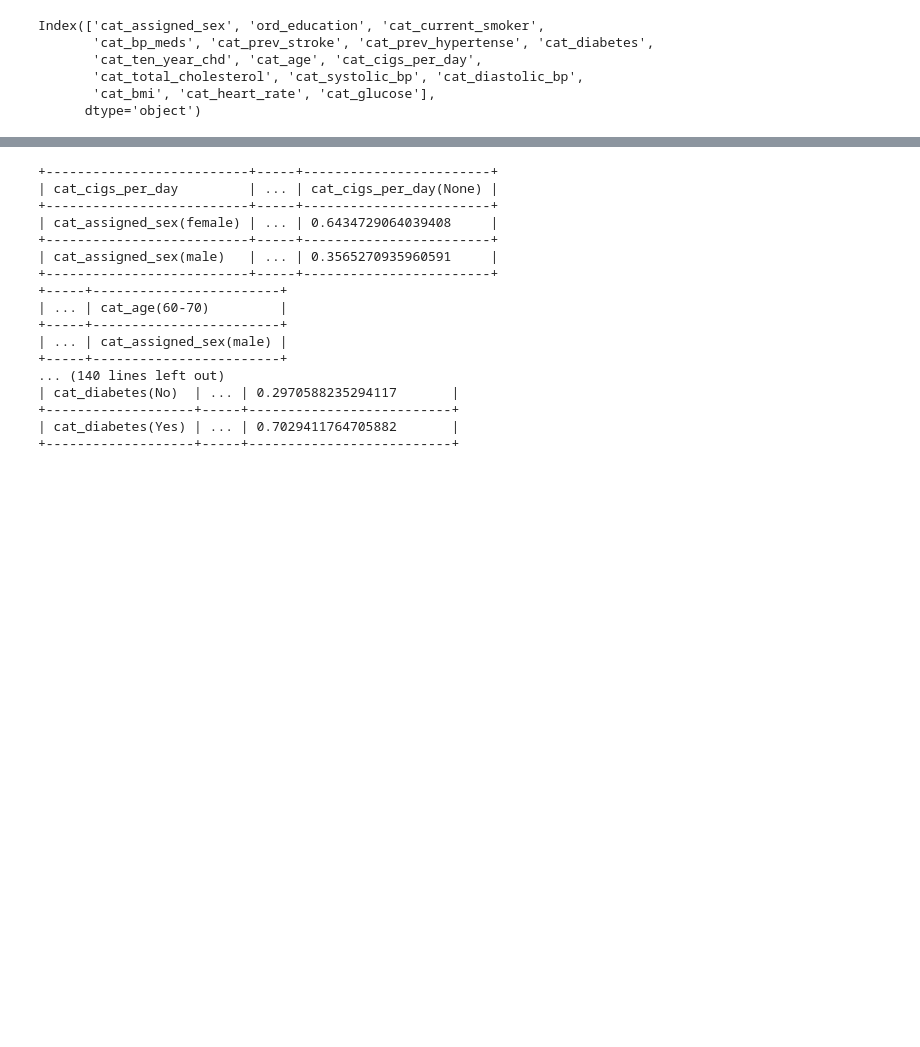
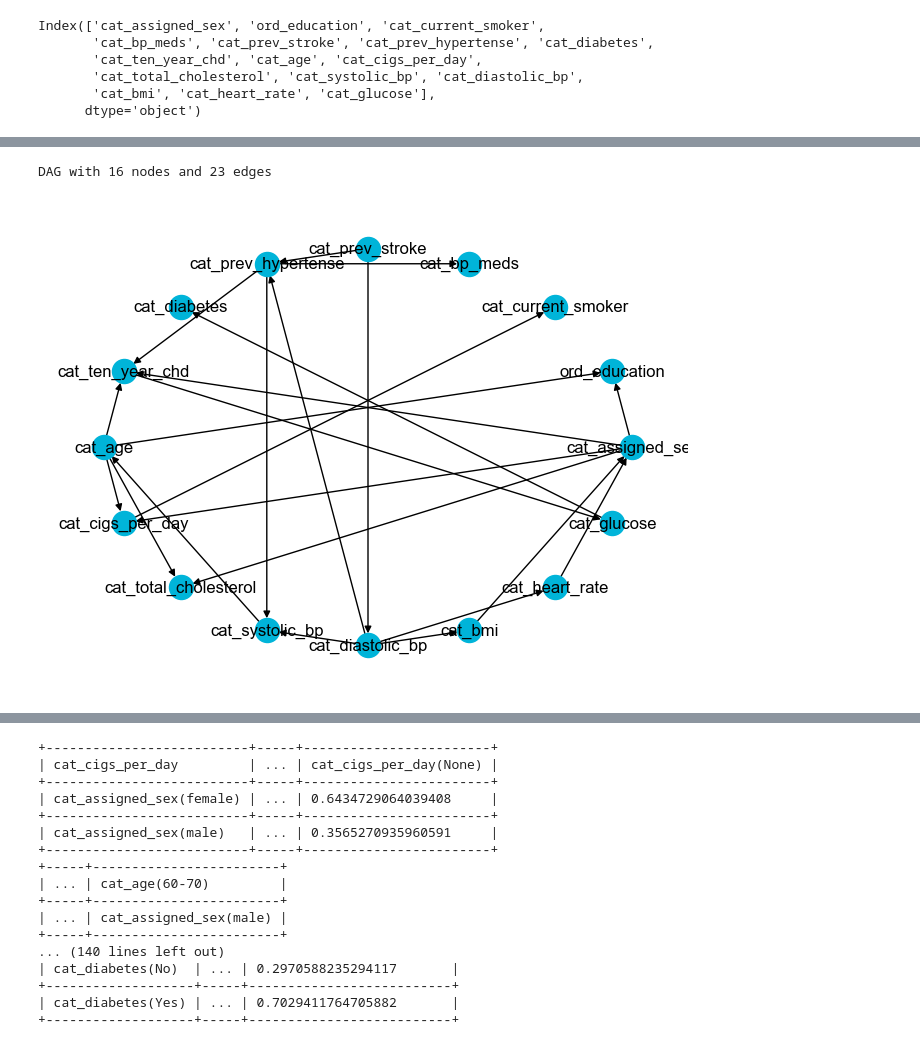
Before and after one commit to eduardotanqueiro/Project1-AAA, a Jupyter notebook: src/note.ipynb, the cells around one changed output, grey strips where cells are left out. Drawn from its saved outputs; the diff is of its cells as text; code cells hidden in the pictures; blank space fills up the shorter version.

```diff
--- a/src/note.ipynb
+++ b/src/note.ipynb
@@ -683,0 +754,7 @@ Creating the model using the structure learned with the Hill Climb Search.
+# %%
+# best k2 structure
+print(best_model_hc_k2)
+visualize_network(best_model_hc_k2)
+# %% [output]
+DAG with 16 nodes and 23 edges
+[figure, added]
```
Also changed, not shown: parts of 34 cells of this notebook.
